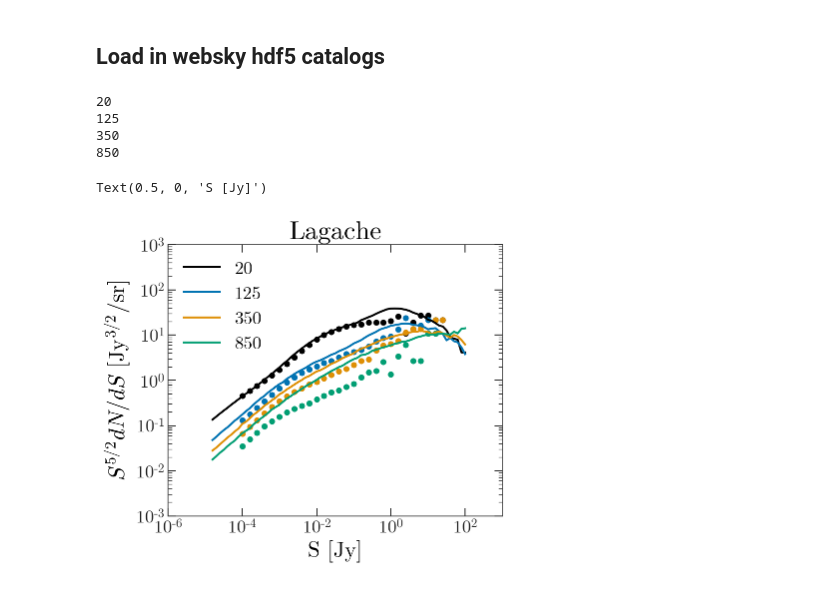
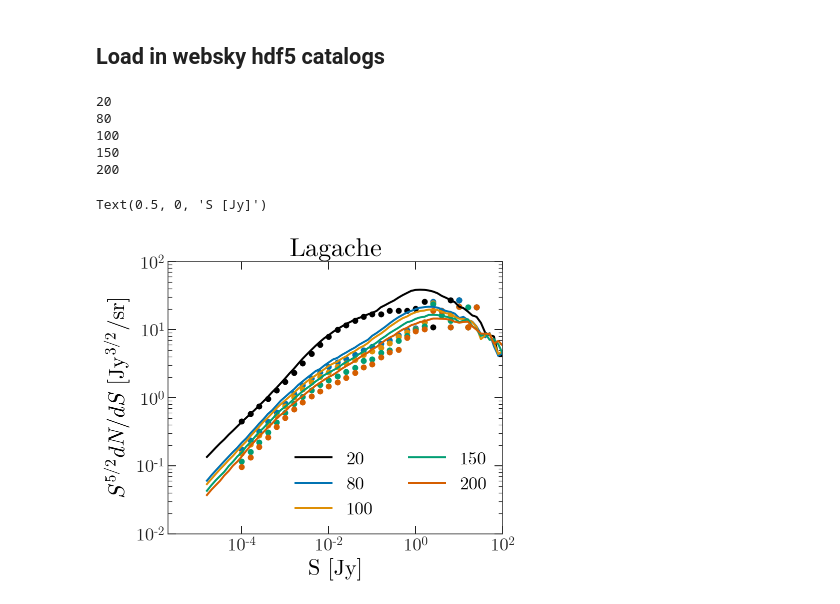
Before and after one commit to xzackli/radiosources, a Jupyter notebook: Lagache.ipynb, the cells around one changed output. Saved outputs shown, nothing was run; the diff lists cells and outputs as text; code cells hidden in the pictures.

```diff
--- a/Lagache.ipynb
+++ b/Lagache.ipynb
@@ -13,3 +11,5 @@ freqs = ['20', '125', '350', '850' ]
+# %%
+freqs = ["20", "80", "100", "150", "200"]
 # %% [markdown]
 ## Load Lagache model
 # %%
@@ -41,34 +41,36 @@ for freq in freqs:
         normed_counts[freq] = normed_count
 # %% [output]
 20
-125
-350
-850
+80
+100
+150
+200
 # %%
 def plot_freq(index):
     freq = freqs[index]
     S = lagache_counts[index]['S']
     dN = lagache_counts[index]['dNdS']
 
-    plt.scatter(10**mids, normed_counts[freq] )
 
     plt.plot(S, dN * S**(5/2), '-',
              color=f'C{index}',
              label=freq)
+    plt.scatter(10**mids, normed_counts[freq],
+             color=f'C{index}', )
 # %%
-plt.figure(figsize=(6,5))
+plt.figure(figsize=(6,5), facecolor='white')
 
 for i, freq in enumerate(freqs):
     plot_freq(i)
 
 plt.title('Lagache')
 plt.xscale('log')
 plt.yscale('log')
-plt.ylim(1e-3, 1e3)
-plt.xlim(1e-6, 1e3)
-plt.legend()
+plt.ylim(1e-2, 1e2)
+plt.xlim(2e-6, 1e2)
+plt.legend(ncol=2)
 plt.ylabel('$S^{5/2} dN/dS$ [Jy$^{3/2}$/sr]')
 plt.xlabel('S [Jy]')
 # %% [output]
 Text(0.5, 0, 'S [Jy]')
-[figure, old version]
+[figure, new version]
```
Also changed, not shown: parts of 1 cell of this notebook.
